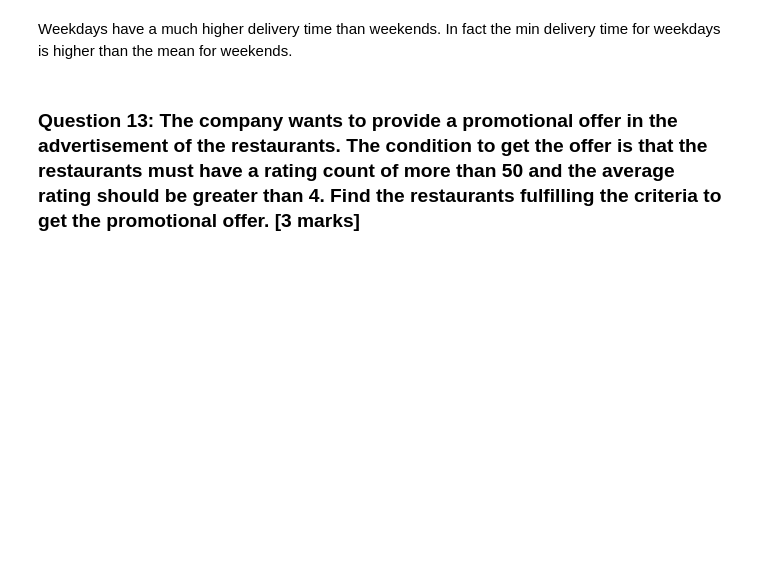
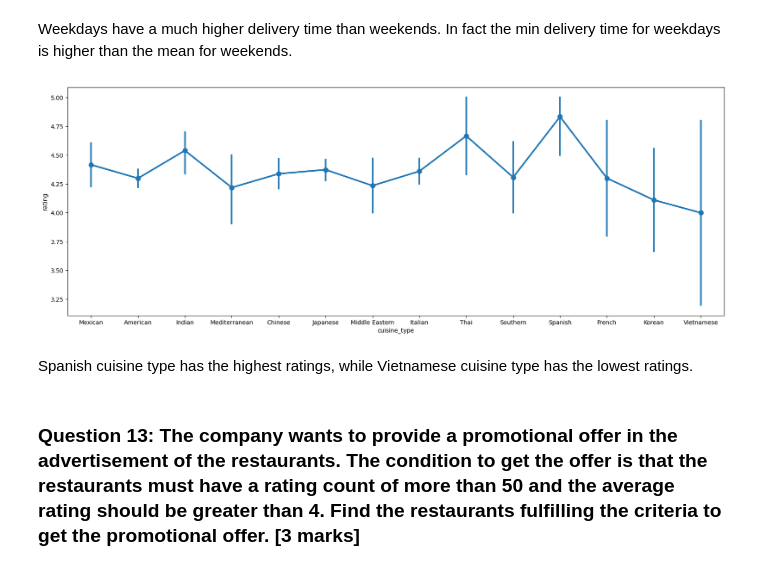
Before and after one commit to dfisher1212/MIT_PE_ADSP, a Jupyter notebook: FDS_Project_LearnerNotebook_FullCode.ipynb, the cells around one changed output. Saved outputs shown, nothing was run; the diff lists cells and outputs as text; code cells hidden in the pictures; blank space fills up the shorter version.

```diff
--- a/FDS_Project_LearnerNotebook_FullCode.ipynb
+++ b/FDS_Project_LearnerNotebook_FullCode.ipynb
@@ -381,6 +381,15 @@ plt.show()
 [figure]
 # %% [markdown]
 Weekdays have a much higher delivery time than weekends.  In fact the min delivery time for weekdays is higher than the mean for weekends.
+# %%
+# Cuisine Type Vs Rating
+plt.figure(figsize=(20, 7))
+sns.pointplot(x = 'cuisine_type', y = 'rating', data = df)
+plt.show()
+# %% [output]
+[figure, added]
+# %% [markdown]
+Spanish cuisine type has the highest ratings, while Vietnamese cuisine type has the lowest ratings.
 # %% [markdown]
 ### **Question 13:** The company wants to provide a promotional offer in the advertisement of the restaurants. The condition to get the offer is that the restaurants must have a rating count of more than 50 and the average rating should be greater than 4. Find the restaurants fulfilling the criteria to get the promotional offer. [3 marks]
 # %%
```
